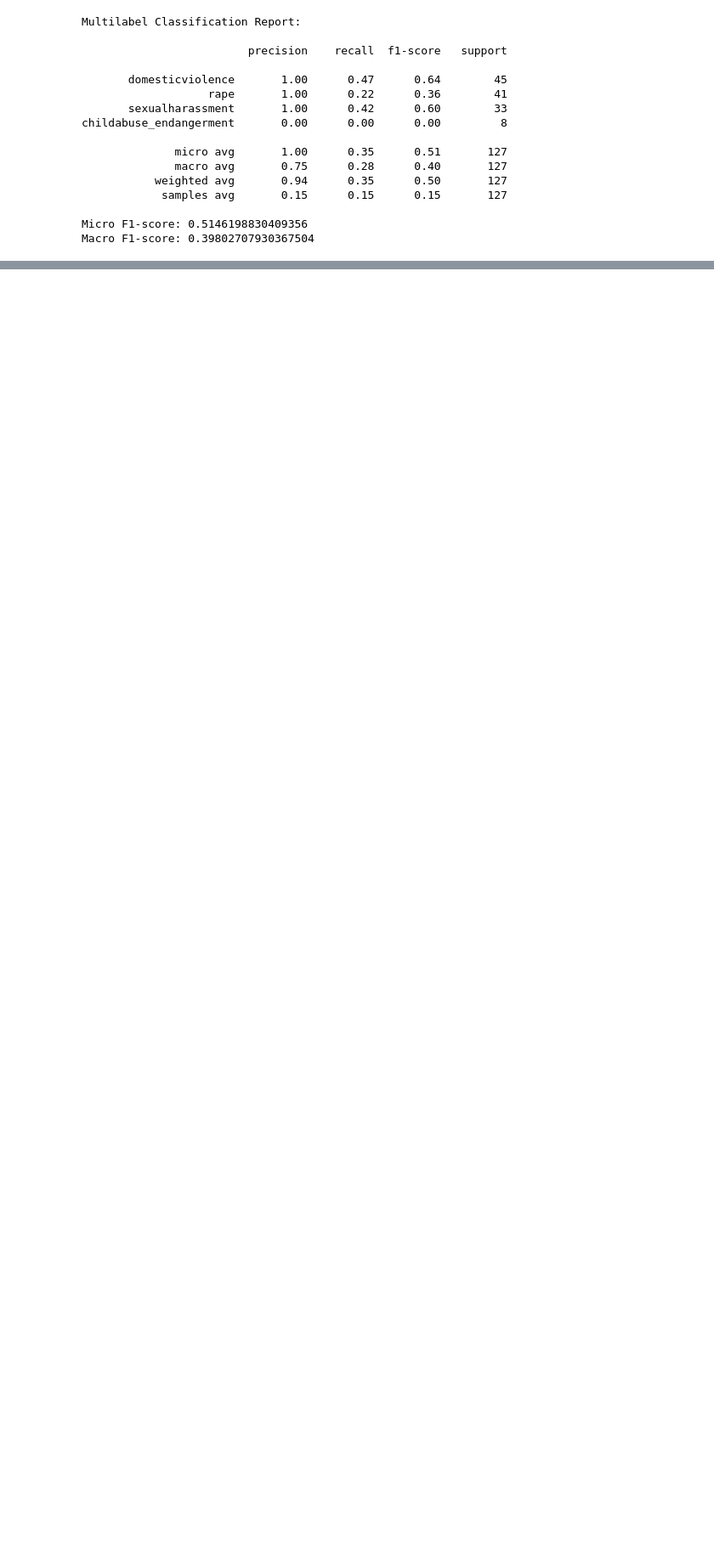
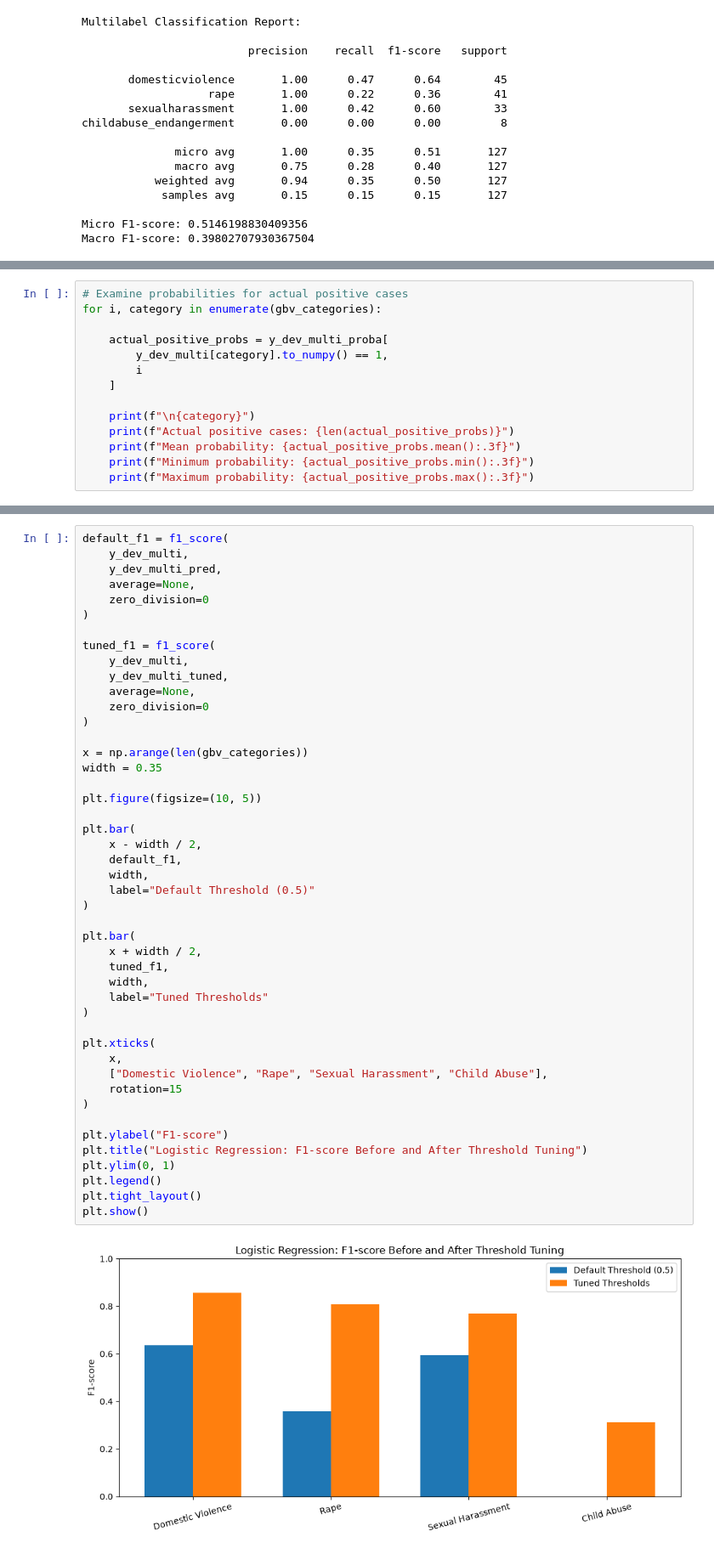
Before and after one commit to Njeri-Kiarie/Final_Capstone, a Jupyter notebook: Salama/models/Logistic_baseline.ipynb, the cells around one changed output, grey strips where cells are left out. Shown at 85% size. Drawn from its saved outputs; the diff is of its cells as text; blank space fills up the shorter version.

```diff
--- a/Salama/models/Logistic_baseline.ipynb
+++ b/Salama/models/Logistic_baseline.ipynb
@@ -661,0 +703,14 @@ Macro F1-score: 0.39802707930367504
+# %%
+# Examine probabilities for actual positive cases
+for i, category in enumerate(gbv_categories):
+
+    actual_positive_probs = y_dev_multi_proba[
+        y_dev_multi[category].to_numpy() == 1,
+        i
+    ]
+
+    print(f"\n{category}")
+    print(f"Actual positive cases: {len(actual_positive_probs)}")
+    print(f"Mean probability: {actual_positive_probs.mean():.3f}")
+    print(f"Minimum probability: {actual_positive_probs.min():.3f}")
+    print(f"Maximum probability: {actual_positive_probs.max():.3f}")
@@ -661,0 +877,48 @@ Macro F1-score: 0.39802707930367504
+# %%
+default_f1 = f1_score(
+    y_dev_multi,
+    y_dev_multi_pred,
+    average=None,
+    zero_division=0
+)
+
+tuned_f1 = f1_score(
+    y_dev_multi,
+    y_dev_multi_tuned,
+    average=None,
+    zero_division=0
+)
+
+x = np.arange(len(gbv_categories))
+width = 0.35
+
+plt.figure(figsize=(10, 5))
+
+plt.bar(
+    x - width / 2,
+    default_f1,
+    width,
+    label="Default Threshold (0.5)"
+)
+
+plt.bar(
+    x + width / 2,
+    tuned_f1,
+    width,
+    label="Tuned Thresholds"
+)
+
+plt.xticks(
+    x,
+    ["Domestic Violence", "Rape", "Sexual Harassment", "Child Abuse"],
+    rotation=15
+)
+
+plt.ylabel("F1-score")
+plt.title("Logistic Regression: F1-score Before and After Threshold Tuning")
+plt.ylim(0, 1)
+plt.legend()
+plt.tight_layout()
+plt.show()
+# %% [output]
+[figure, added]
```
Also changed, not shown: parts of 9 cells of this notebook, 5 other files.
